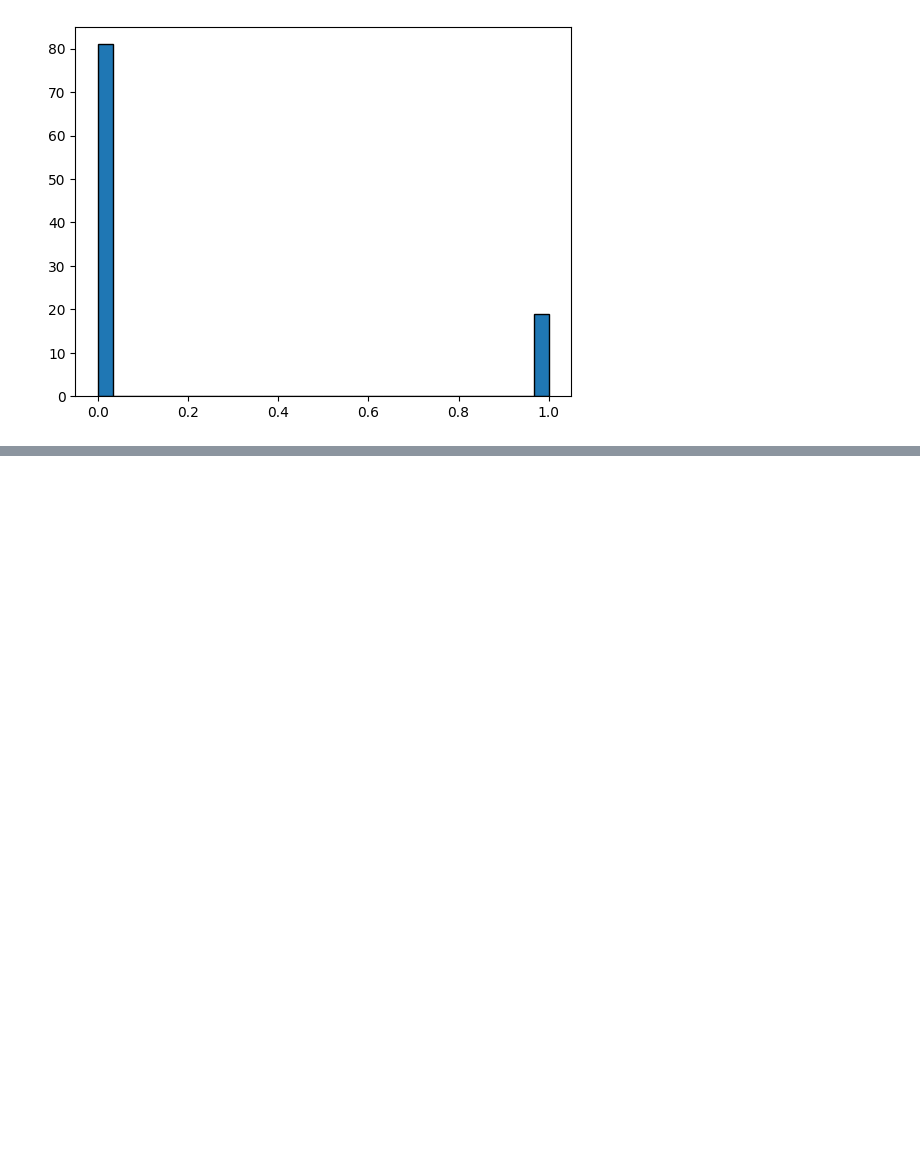
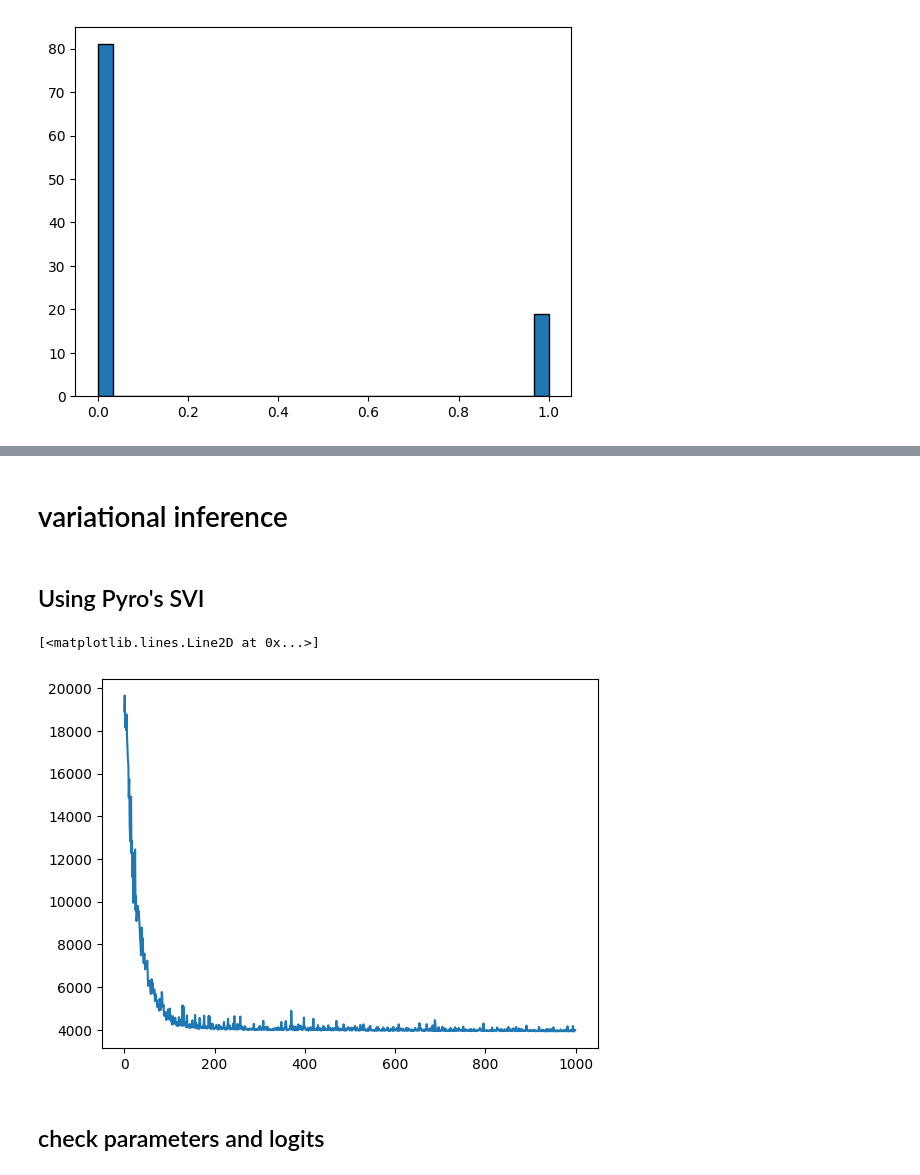
Before and after one commit to PlaytikaOSS/pybandits, a Jupyter notebook: pybandits/BNN.ipynb, the cells around one changed output, grey strips where cells are left out. Drawn from its saved outputs; the diff is of its cells as text; code cells hidden in the pictures; blank space fills up the shorter version.

Commit message:
BNN using VI, looks good

```diff
--- a/pybandits/BNN.ipynb
+++ b/pybandits/BNN.ipynb
@@ -63,7 +63,7 @@ class BNN(PyroModule):
 from pyro.infer import MCMC, NUTS
 import torch
 
-model = BNN()
+model = BNN(num_features=num_features)
 
 # Set Pyro random seed
 pyro.set_rng_seed(42)
@@ -188,0 +186,33 @@ KeyboardInterrupt:
+# %% [markdown]
+# variational inference
+# %% [markdown]
+## Using Pyro's SVI
+# %%
+from pyro.infer import SVI, Trace_ELBO
+from pyro.infer.autoguide import AutoDiagonalNormal
+from tqdm.auto import trange
+pyro.clear_param_store()
+
+#model = BNN(hid_dim=10, n_hid_layers=5, prior_scale=5.)
+deep_model = BNN(in_dim=num_features)
+mean_field_guide = AutoDiagonalNormal(deep_model)
+optimizer = pyro.optim.Adam({"lr": 0.01})
+
+svi = SVI(deep_model, mean_field_guide, optimizer, loss=Trace_ELBO())
+pyro.clear_param_store()
+
+num_epochs = 1000
+progress_bar = trange(num_epochs)
+loss_list = []
+for epoch in progress_bar:
+    loss = svi.step(x_train, y_train)
+    loss_list.append(loss)
+    progress_bar.set_postfix(loss=f"{loss / x_train.shape[0]:.3f}")
+# %%
+plt.figure()
+plt.plot(loss_list)
+# %% [output]
+[<matplotlib.lines.Line2D at 0x...>]
+[figure, added]
+# %% [markdown]
+## check parameters and logits
```
Also changed, not shown: parts of 14 cells of this notebook.
